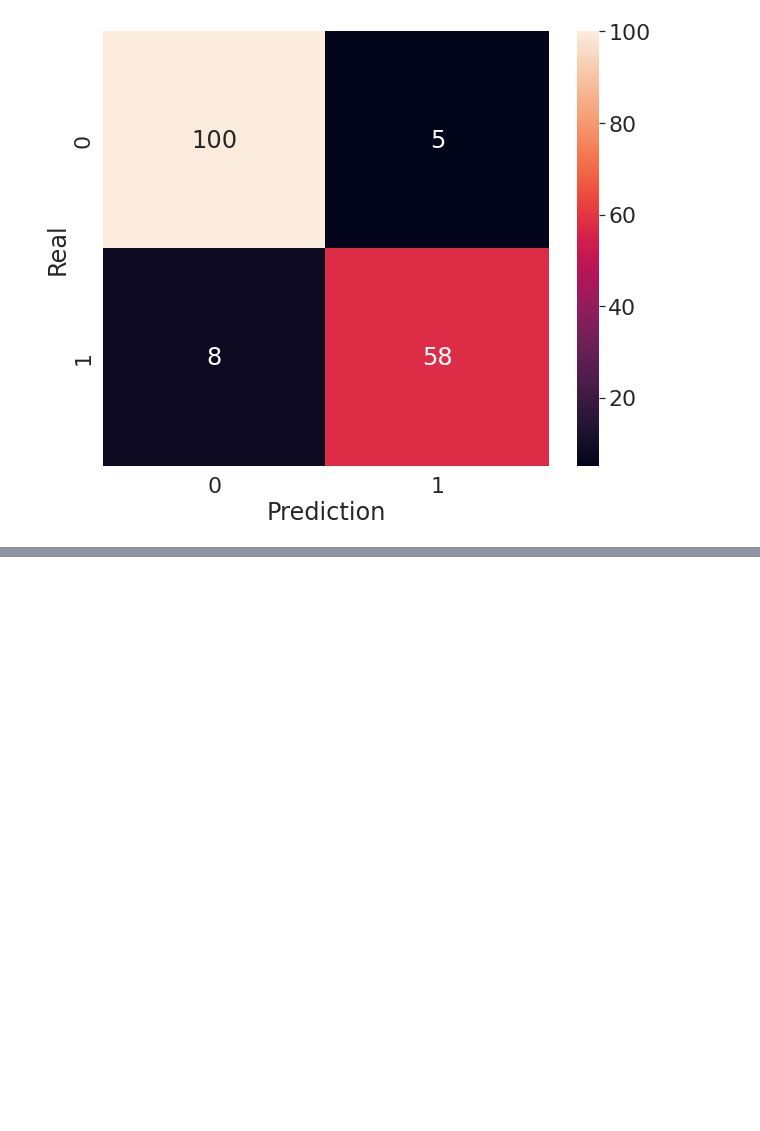
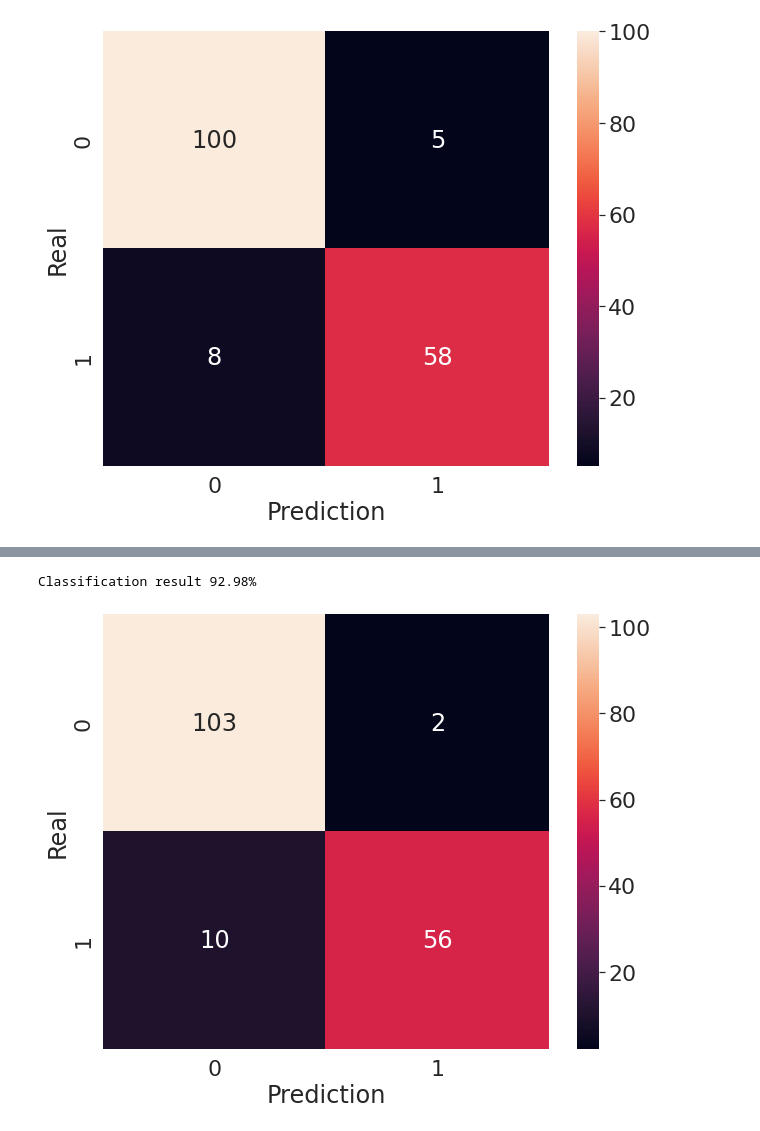
Before and after one commit to vazaee/multidimensional-data, a Jupyter notebook: multidimensional_data.ipynb, the cells around one changed output, grey strips where cells are left out. Drawn from its saved outputs; the diff is of its cells as text; code cells hidden in the pictures; blank space fills up the shorter version.

```diff
--- a/multidimensional_data.ipynb
+++ b/multidimensional_data.ipynb
@@ -276,0 +277,27 @@ Resultado da classificação 90.06%
+# %%
+from sklearn.feature_selection import RFECV
+
+SEED= 1234
+random.seed(SEED)
+
+X_train, X_test, y_train, y_test = train_test_split(exams_values_v6,
+                                                        diagnosis,
+                                                        test_size = 0.3)
+
+classifier = RandomForestClassifier(n_estimators=100, random_state=1234)
+classifier.fit(X_train, y_train)
+rfecv_selection = RFECV(estimator = classifier, cv = 5, step = 1, scoring="accuracy")
+rfecv_selection.fit(X_train, y_train)
+rfecv_train = rfecv_selection.transform(X_train)
+rfecv_test = rfecv_selection.transform(X_test)
+classifier.fit(rfecv_train, y_train)
+
+confusion_mat = confusion_matrix(y_test, classifier.predict(rfecv_test))
+plt.figure(figsize = (10, 8))
+sns.set(font_scale= 2)
+sns.heatmap(confusion_mat, annot = True, fmt = "d").set(xlabel = "Prediction", ylabel= "Real")
+
+print("Classification result %.2f%%" %(classifier.score(rfecv_test, y_test)*100))
+# %% [output]
+Classification result 92.98%
+[figure, added]
```
Also changed, not shown: parts of 8 cells of this notebook.
